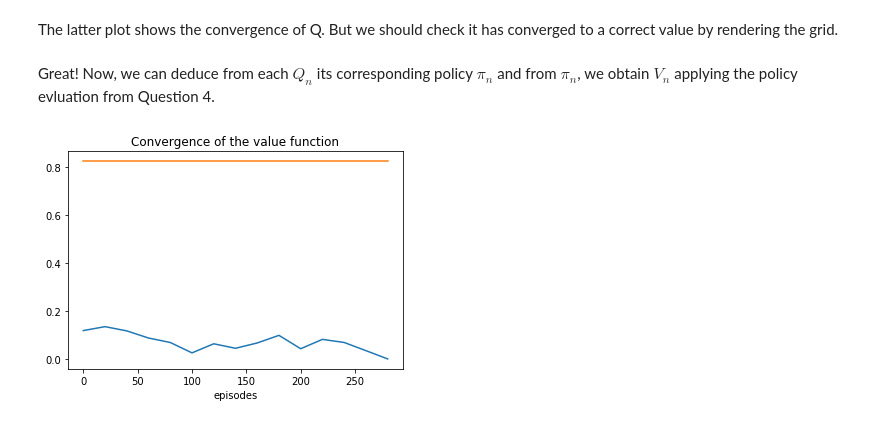
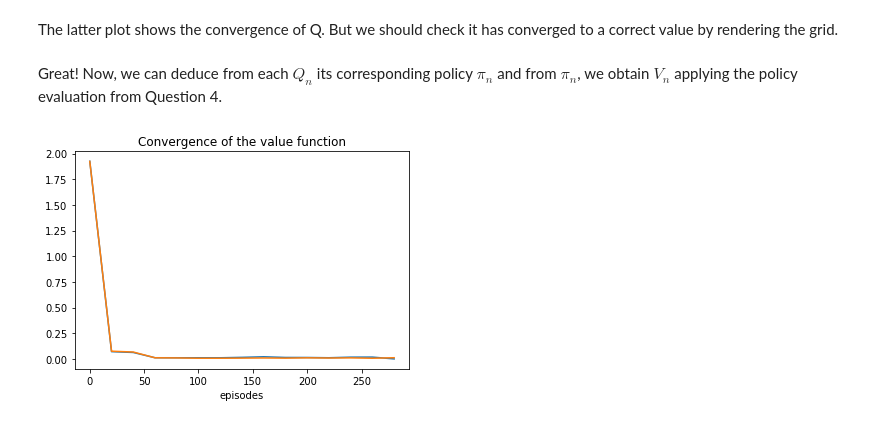
Before and after one commit to plguhur/MVA, a Jupyter notebook: TP-RL-1.ipynb, the cells around one changed output. Cells and saved outputs as stored; diff of their text form; code cells hidden in the pictures.

```diff
--- a/TP-RL-1.ipynb
+++ b/TP-RL-1.ipynb
@@ -195,7 +195,7 @@ def _mc_simulations(env, policy, t_max=100, **kwargs):
     t = 0
     term = False
     rewards = []
-    states = []
+    states = [s]
     actions = []
     while t < t_max and not term:
         a = policy(env.state_actions[s], s, **kwargs)
@@ -234,6 +234,10 @@ def _find_trajectories(s, all_states):
     return trajectories
 
 def _discounted_reward(rewards, gamma=0.95):
+    """
+    >>> _discounted_reward([0, 0, -1])
+    -0.9025
+    """
     acc = 0.0
     for t in range(1, len(rewards)+1):
         acc += gamma**(t-1)*rewards[t-1]
@@ -274,5 +278,8 @@ for n in range(n_values):
 Vpi = np.array([0.877,0.928,0.988,0,0.671,-0.994,0,-0.828,-0.877,-0.934,-0.994])
 Jpi = ponderate_value(Vpi, dist_mu)
 
+
 plt.plot(J-Jpi)
+plt.xlabel("episode")
+plt.title("$J_n − J^π$ as a function of $n$")
 # %% [output]
@@ -350,12 +357,12 @@ def q_learning(env, gamma=0.95, eps=0.3, max_iter=300, max_err=0):
     return Qs
 
 
-qs = q_learning(env)
+qs = q_learning(env, max_iter=150)
 q = qs[-1]
 
-cv_q = []
+diff_q = []
 for i in range(1, len(qs)):
-    cv_q.append( np.max( qs[i] - qs[i-1]) )
+    diff_q.append( np.max( np.abs(qs[i] - qs[i-1])) )
 plt.plot(cv_q)
 plt.show()
 # %% [output]
@@ -373,7 +380,7 @@ def q_export(q, actions):
 q_exp = q_export(q, env.state_actions)
 gridrender.render_q(env, q_exp)
 # %% [markdown]
-Great! Now, we can deduce from each $Q_n$ its corresponding policy $\pi_n$ and from  $\pi_n$, we obtain $V_n$ applying the policy evluation from Question 4.
+Great! Now, we can deduce from each $Q_n$ its corresponding policy $\pi_n$ and from  $\pi_n$, we obtain $V_n$ applying the policy evaluation from Question 4.
 # %%
 def _q_to_policy(Q, actions):
     """ Return the optimal policy from Q"""
@@ -386,34 +393,34 @@ def _q_to_policy(Q, actions):
 
 def q_to_value(Q, env, N=1000):
     """ Return the estimated value function from Q """
 
     def policy(actions, state, pi=None):
         return pi[state]
 
     pi = _q_to_policy(Q, env.state_actions)
     v = mc_value(env, policy, N=N, pi=pi)
     return v[-1]
 
 n_q = len(qs)
 values = []
-step = 20
+step = 10
 x = range(0, n_q, step)
 
 for i in x:
-    v = q_to_value(q, env, N=1000)
+    v = q_to_value(qs[i], env, N=1000)
     values.append(v)
 
 cv_v = []
 cv_gt = []
 Vstar=[0.877,0.928,0.988,0,0.824,0.928,0,0.778,0.824,0.877,0.828]
 for i in range(len(values)):
     cv_v.append( np.max( np.abs(values[i] - values[-1])) )
     cv_gt.append( np.max( np.abs(values[i] - Vstar)) )
 plt.plot(x, cv_v, label="$||v^{π_{\intfy}} − v^{π_n} ||_∞$")
 plt.plot(x, cv_gt, label="$||v_∗ − v^{π_n} ||_∞$")
 plt.xlabel("episodes")
-plt.ylabel("")
+plt.legend()
 plt.title("Convergence of the value function")
 plt.show()
 # %% [output]
-[figure, old version]
+[figure, new version]
```
Also changed, not shown: parts of 4 cells of this notebook.
